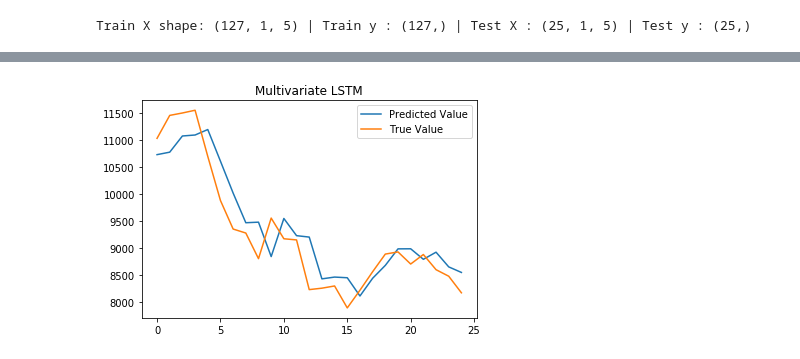
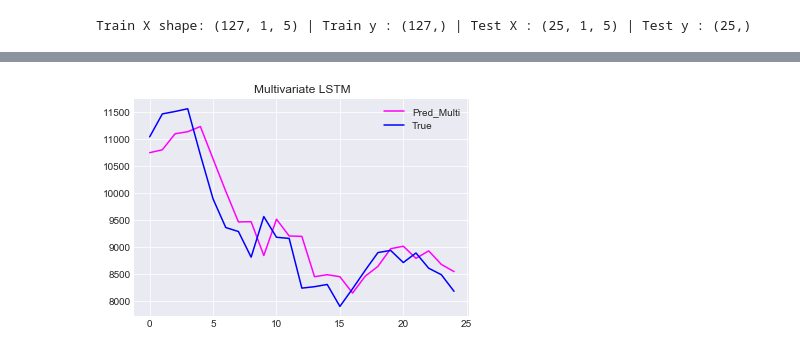
Before and after one commit to Mikhail-Naumov/Another_Bitcoin_Predictor, a Jupyter notebook: BitCoin_LSTM.ipynb, the cells around one changed output, grey strips where cells are left out. Saved outputs shown, nothing was run; the diff lists cells and outputs as text; code cells hidden in the pictures.

```diff
--- a/BitCoin_LSTM.ipynb
+++ b/BitCoin_LSTM.ipynb
@@ -11,15 +11,17 @@ import json
 import time
 from tqdm import tqdm
 
+import numpy as np
 import pandas as pd
-import numpy as np
+import seaborn as sns
 from matplotlib import pyplot as plt
+sns.set_style("darkgrid")
 
 #scrap / API
 #import praw
 import requests
 
-#
+#Testing Stationarity
 from statsmodels import tsa
 
 #LSTM RNN
@@ -512,11 +534,12 @@ model = 'reset'
 # %%
+model = 'reset'
 # design network
 model = Sequential()
 model.add(LSTM(50, input_shape=(train_X.shape[1], train_X.shape[2])))
 model.add(Dense(1))
 model.compile(loss='mae', optimizer='adam')
 # fit network
-history = model.fit(train_X, train_y, epochs=150, batch_size=72, validation_data=(test_X, test_y), verbose=2, shuffle=False)
+history = model.fit(train_X, train_y, epochs=150, batch_size=72, validation_data=(test_X, test_y), verbose=1, shuffle=False)
 # %% [output]
 Train on 127 samples, validate on 25 samples
 Epoch 1/150
@@ -549,7 +572,7 @@ yhat = model.predict(test_X)
 inv_yhat = pd.concat((pd.Series(yhat[:,0],name='Pred'), pd.DataFrame(test_X[:, 0,1:])), axis=1)
 inv_yhat = scaler.inverse_transform(inv_yhat)
 pred_multi = pd.DataFrame(inv_yhat).drop([1,2,3,4],axis=1)
-pred_multi.columns = ['Pred_multi']
+pred_multi.columns = ['Pred_Multi']
 # %%
 # invert scaling for actual
 test_y = test_y.reshape((len(test_y), 1))
@@ -563,8 +595,9 @@ pred_multi = pred_multi.merge(pred_,left_index=True,right_index=True,how='left')
 # %%
 plt.title('Multivariate LSTM')
-plt.plot(pred_multi)
-plt.legend(['Predicted Value','True Value']);
+pred_multi.Pred_Multi.plot(c='magenta')
+pred_multi['True'].plot(c='blue')
+plt.legend();
 # %% [output]
-[figure, old version]
+[figure, new version]
 # %%
 pred_uni = pred_uni.shift(1).dropna()
```
Also changed, not shown: parts of 29 cells of this notebook.
